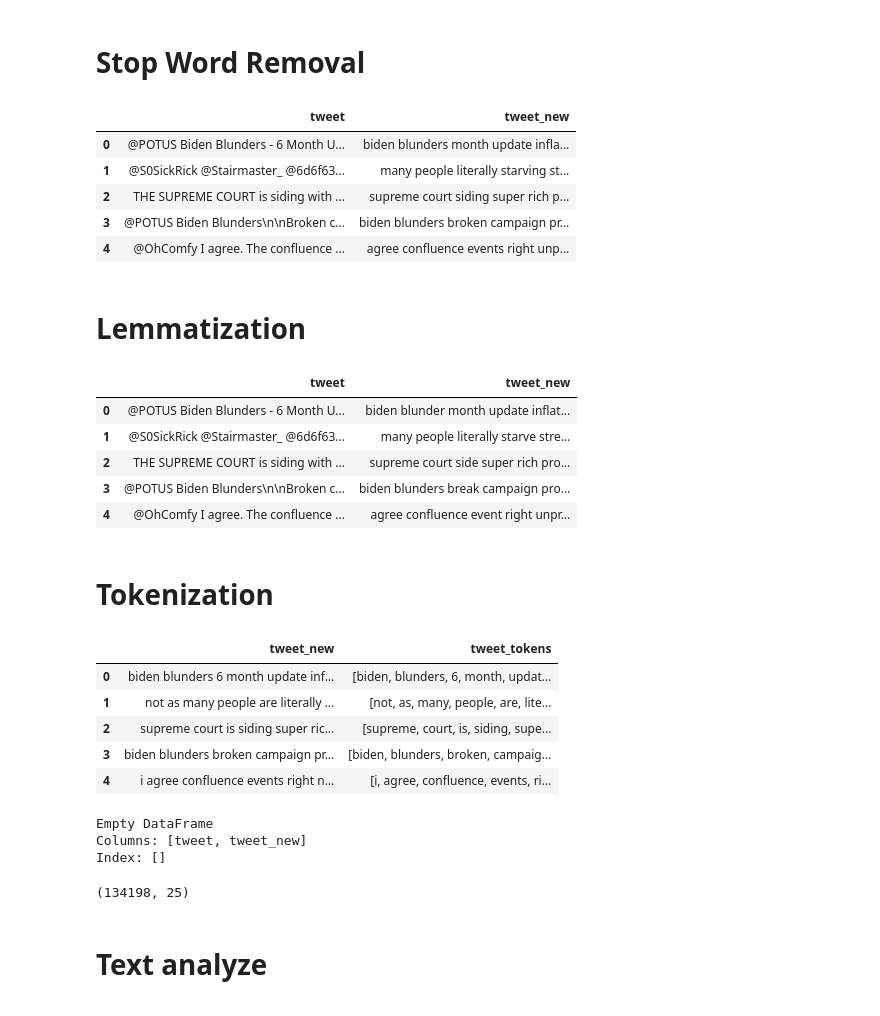
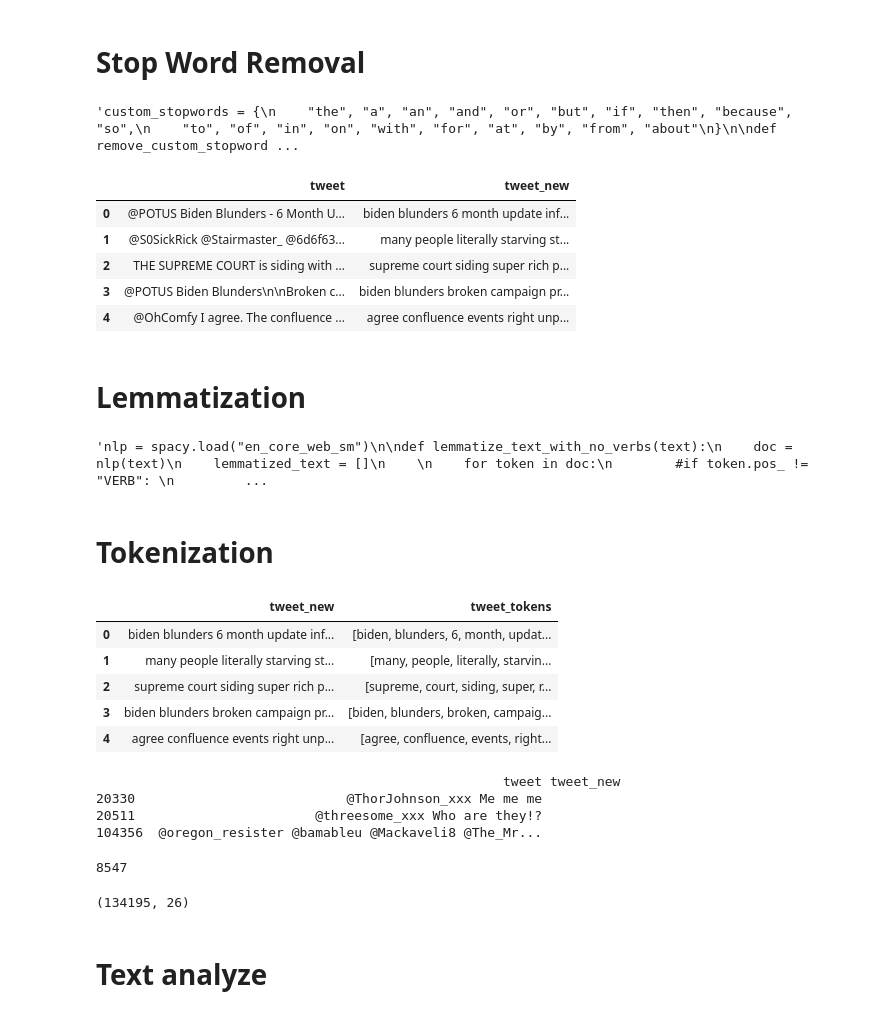
Before and after one commit to SaraTalic/fake-news-twitter-detection, a Jupyter notebook: preprocessing.ipynb, the cells around one changed output. Cells and saved outputs as stored; diff of their text form; code cells hidden in the pictures.

```diff
--- a/preprocessing.ipynb
+++ b/preprocessing.ipynb
@@ -22,7 +22,6 @@ df = pd.read_csv("data/Features_For_Traditional_ML_Techniques.csv")
 # %%
 # Brisanje kolona, following ima vrijednosti samo 0
 
-df = df.drop(columns=['Unnamed: 0'])
 df = df.drop(columns=['following'])
 # %%
 df.shape
@@ -72,10 +71,12 @@ df[["tweet", "tweet_new"]].head(5)
 | 2 | THE SUPREME COURT is siding with ... | the supreme court is siding with ... |
 | 3 | @POTUS Biden Blunders\n\nBroken c... | biden blunders broken campaign pr... |
 | 4 | @OhComfy I agree. The confluence ... | i agree the confluence of events ... |
+# %%
+df['tweet_new'] = df['tweet_new'].str.replace(r'\bamp\b', '', regex=True).str.strip()
 # %% [markdown]
 # Stop Word Removal
 # %%
-custom_stopwords = {
+'''custom_stopwords = {
     "the", "a", "an", "and", "or", "but", "if", "then", "because", "so",
     "to", "of", "in", "on", "with", "for", "at", "by", "from", "about"
 }
@@ -87,24 +88,26 @@ def remove_custom_stopwords(text):
         return " ".join(filtered_words)
     return text
 
-df["tweet_new"] = df["tweet_new"].apply(remove_custom_stopwords)
+df["tweet_new"] = df["tweet_new"].apply(remove_custom_stopwords)'''
+# %% [output]
+'custom_stopwords = {\n    "the", "a", "an", "and", "or", "but", "if", "then", "because", "so",\n    "to", "of", "in", "on", "with", "for", "at", "by", "from", "about"\n}\n\ndef remove_custom_stopword ...
 # %%
-'''#Koristimo stopwords nltk biblioteke
+#Koristimo stopwords nltk biblioteke
 
 stop_words = set(stopwords.words("english"))
 
 def remove_stopwords(text):
     if isinstance(text, str):
         words = text.split()
         filtered_words = [word for word in words if word not in stop_words]
         return " ".join(filtered_words)
     return text
 
 df["tweet_new"] = df["tweet_new"].apply(remove_stopwords)
-df[["tweet", "tweet_new"]].head(5)'''
+df[["tweet", "tweet_new"]].head(5)
 # %% [output]
 |  | tweet | tweet_new |
-| 0 | @POTUS Biden Blunders - 6 Month U... | biden blunders month update infla... |
+| 0 | @POTUS Biden Blunders - 6 Month U... | biden blunders 6 month update inf... |
 | 1 | @S0SickRick @Stairmaster_ @6d6f63... | many people literally starving st... |
 | 2 | THE SUPREME COURT is siding with ... | supreme court siding super rich p... |
 | 3 | @POTUS Biden Blunders\n\nBroken c... | biden blunders broken campaign pr... |
@@ -132,12 +135,7 @@ def lemmatize_text_with_no_verbs(text):
 df["tweet_new"] = df["tweet_new"].apply(lemmatize_text_with_no_verbs)
 df[["tweet", "tweet_new"]].head(5)'''
 # %% [output]
-|  | tweet | tweet_new |
-| 0 | @POTUS Biden Blunders - 6 Month U... | biden blunder month update inflat... |
-| 1 | @S0SickRick @Stairmaster_ @6d6f63... | many people literally starve stre... |
-| 2 | THE SUPREME COURT is siding with ... | supreme court side super rich pro... |
-| 3 | @POTUS Biden Blunders\n\nBroken c... | biden blunders break campaign pro... |
-| 4 | @OhComfy I agree. The confluence ... | agree confluence event right unpr... |
+'nlp = spacy.load("en_core_web_sm")\n\ndef lemmatize_text_with_no_verbs(text):\n    doc = nlp(text)\n    lemmatized_text = []\n    \n    for token in doc:\n        #if token.pos_ != "VERB": \n         ...
 # %% [markdown]
 # Tokenization
 # %%
@@ -153,22 +151,27 @@ df[["tweet_new", "tweet_tokens"]].head()
 # %% [output]
 |  | tweet_new | tweet_tokens |
 | 0 | biden blunders 6 month update inf... | [biden, blunders, 6, month, updat... |
-| 1 | not as many people are literally ... | [not, as, many, people, are, lite... |
-| 2 | supreme court is siding super ric... | [supreme, court, is, siding, supe... |
+| 1 | many people literally starving st... | [many, people, literally, starvin... |
+| 2 | supreme court siding super rich p... | [supreme, court, siding, super, r... |
 | 3 | biden blunders broken campaign pr... | [biden, blunders, broken, campaig... |
-| 4 | i agree confluence events right n... | [i, agree, confluence, events, ri... |
+| 4 | agree confluence events right unp... | [agree, confluence, events, right... |
 # %%
 print(df[df["tweet_new"].str.strip() == ""][["tweet", "tweet_new"]])
 # %% [output]
-Empty DataFrame
-Columns: [tweet, tweet_new]
-Index: []
+                                                    tweet tweet_new
+20330                           @ThorJohnson_xxx Me me me
+20511                       @threesome_xxx Who are they!?
+104356  @oregon_resister @bamableu @Mackaveli8 @The_Mr...
 # %%
 df = df[df['tweet_new'].str.strip() != ""]
+# %%
+df['tweet_new'].duplicated().sum()
+# %% [output]
+8547
 # %%
 df.shape
 # %% [output]
-(134198, 25)
+(134195, 26)
 # %% [markdown]
 # Text analyze
 # %%
```
Also changed, not shown: parts of 20 cells of this notebook, 5 other files.
